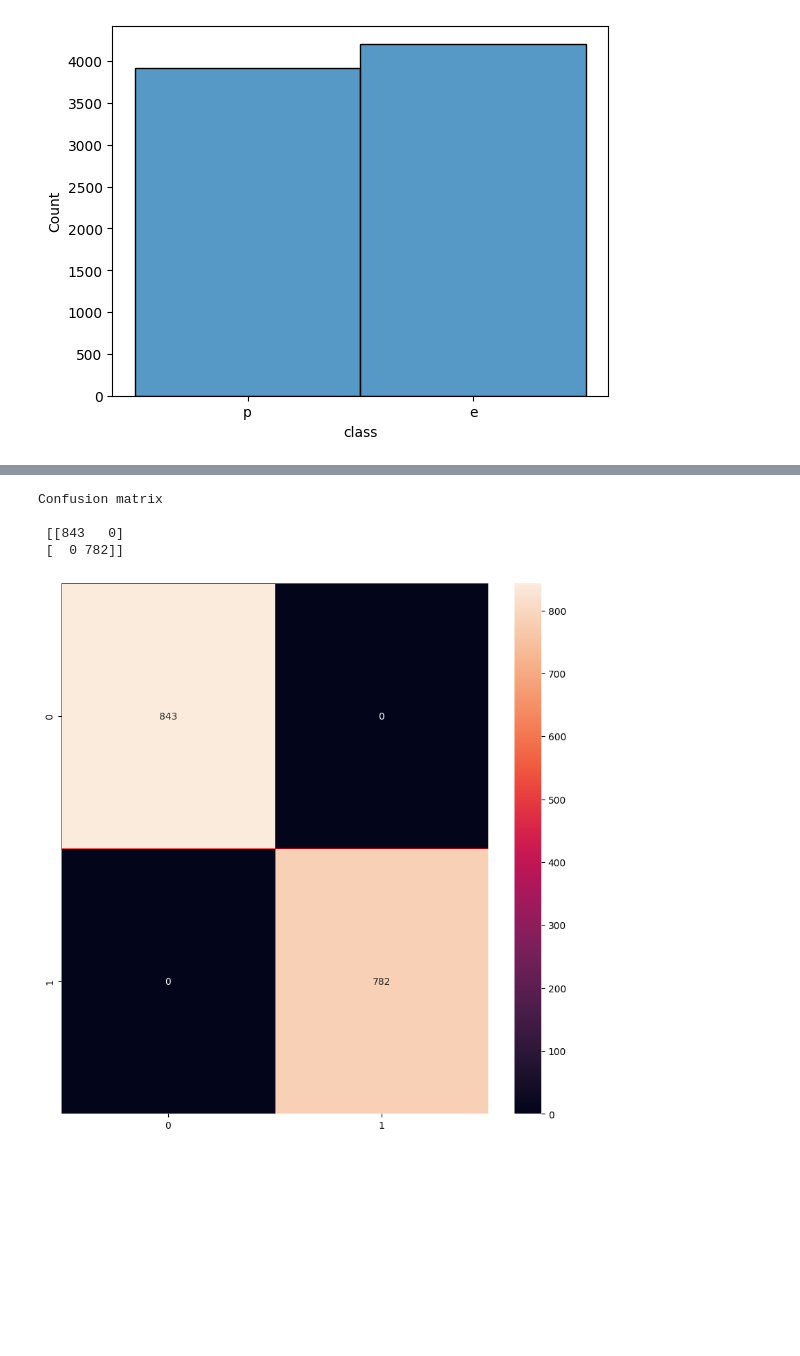
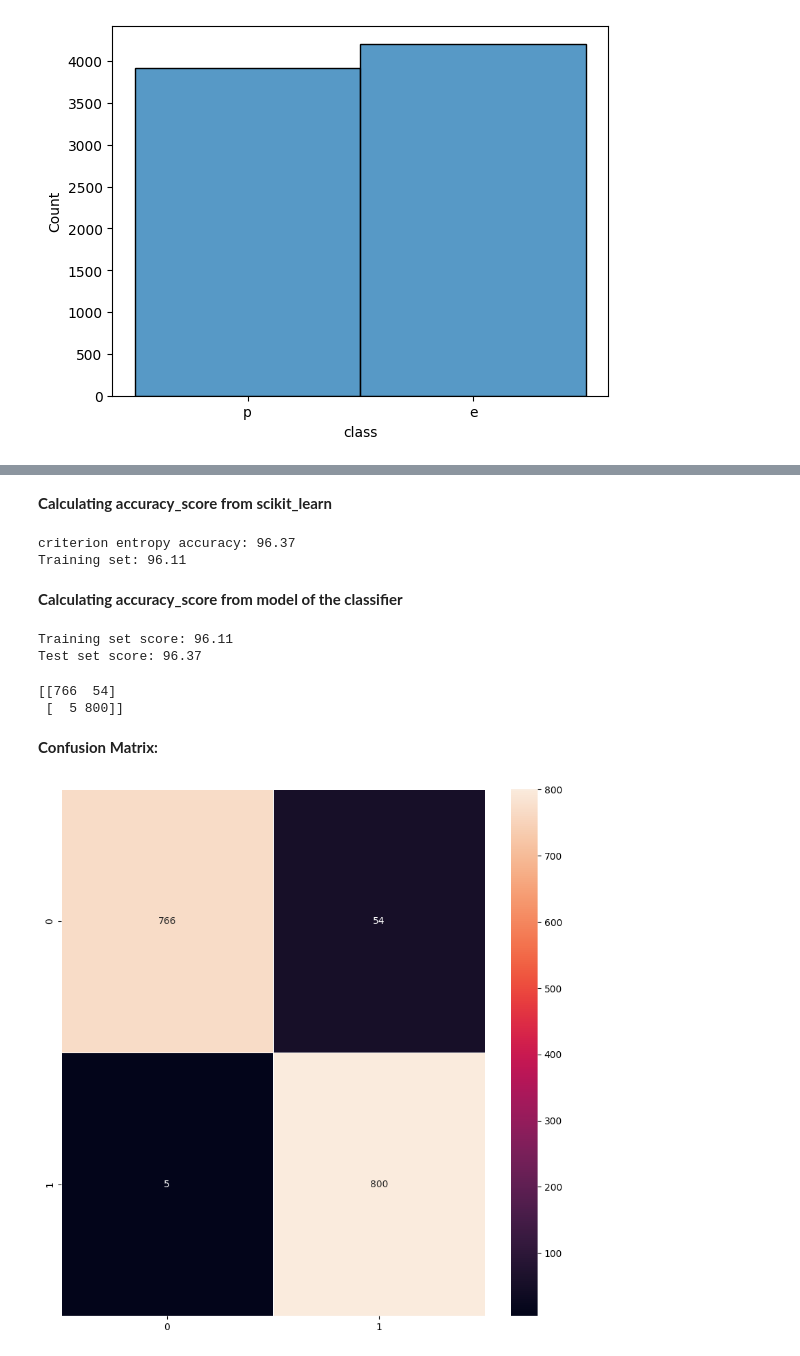
Before and after one commit to Aswinramesh04/100-Days-of-DataScience, a Jupyter notebook: 49_Day49_Decision_Tree_Implementation.ipynb, the cells around one changed output, grey strips where cells are left out. Saved outputs shown, nothing was run; the diff lists cells and outputs as text; code cells hidden in the pictures; blank space fills up the shorter version.

```diff
--- a/49_Day49_Decision_Tree_Implementation.ipynb
+++ b/49_Day49_Decision_Tree_Implementation.ipynb
@@ -92,0 +103,4 @@ X
+# %%
+encoder = LabelEncoder()
+y = encoder.fit_transform(y)
+print(y)
@@ -97,5 +115,4 @@ X_train,X_test,y_train,y_test = train_test_split(X, y, test_size=0.2, random_sta
 # %%
-from sklearn.tree import DecisionTreeClassifier
+clf = DecisionTreeClassifier(criterion='entropy', max_depth=3, random_state=0)
 
-classifier = DecisionTreeClassifier(criterion='entropy', random_state=0)
-model = classifier.fit(X_train, y_train)
+clf.fit(X_train, y_train)
@@ -119,17 +143,30 @@ pd.DataFrame({'Actual':y_test, 'Predicted':y_pred})
+# %% [markdown]
+**Calculating accuracy_score from scikit_learn**
+# %%
+print('criterion entropy accuracy: {0:.2f}'. format(accuracy_score(y_test, y_pred)*100))
+print('Training set: {0:.2f}'. format(accuracy_score(y_train, y_pred_train)*100))
+# %% [output]
+criterion entropy accuracy: 96.37
+Training set: 96.11
+# %% [markdown]
+**Calculating accuracy_score from model of the classifier**
+# %%
+print('Training set score: {0:.2f}'.format(clf_en.score(X_train, y_train)*100))
+print('Test set score: {0:.2f}'.format(clf_en.score(X_test, y_test)*100))
+# %% [output]
+Training set score: 96.11
+Test set score: 96.37
+# %%
+cm = confusion_matrix(y_test, y_pred)
+print(cm)
+# %% [output]
+[[766  54]
+ [  5 800]]
+# %% [markdown]
+**Confusion Matrix:**
 # %%
-from sklearn.metrics import confusion_matrix,  accuracy_score, classification_report
-
-cm = confusion_matrix(y_test, y_pred)
-
-print('Confusion matrix\n\n', cm)
-cm
-
-f,ax = plt.subplots(figsize=(10, 10))
-sns.heatmap(cm, annot=True, linewidths=0.5,linecolor="red", fmt= '.0f',ax=ax)
+plt.subplots(figsize=(10, 10))
+sns.heatmap(cm, annot=True, linewidths=0.5,fmt= '.0f')
 plt.show()
 # %% [output]
-Confusion matrix
-
- [[843   0]
- [  0 782]]
-[figure, old version]
+[figure, new version]
```
Also changed, not shown: parts of 19 cells of this notebook.
